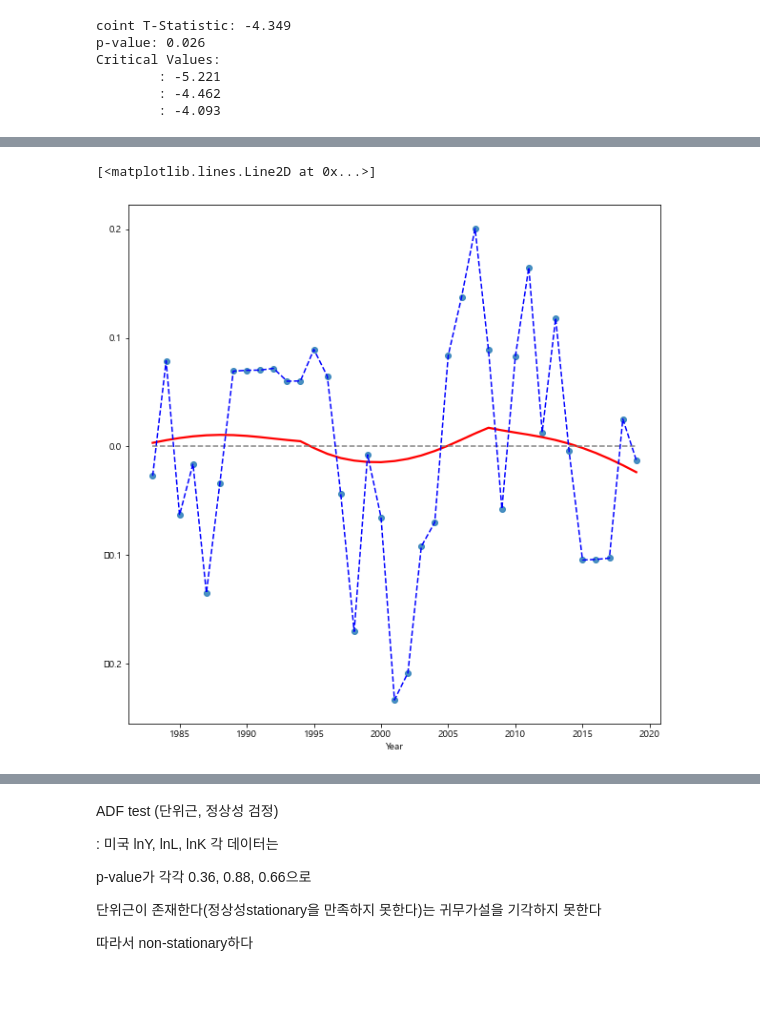
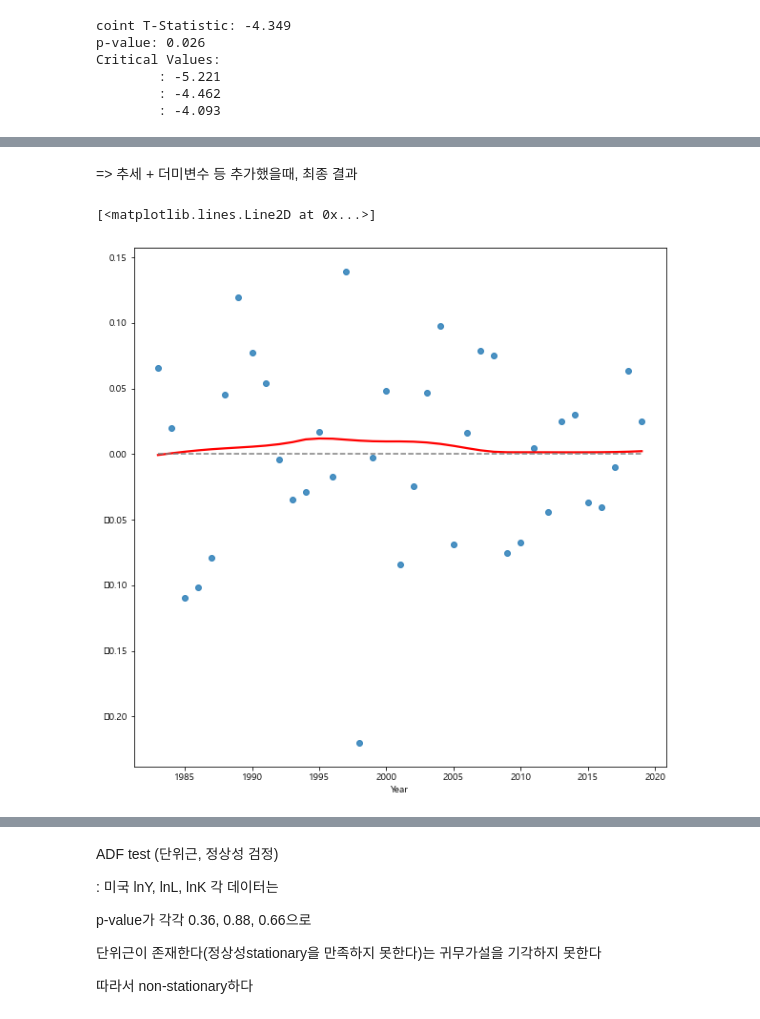
Before and after one commit to jonghwi-kim/Cobb-Douglas-production-function, a Jupyter notebook: regression.ipynb, the cells around one changed output, grey strips where cells are left out. Saved outputs shown, nothing was run; the diff lists cells and outputs as text; code cells hidden in the pictures; blank space fills up the shorter version.

Commit message:
update korea regression

```diff
--- a/regression.ipynb
+++ b/regression.ipynb
@@ -37,9 +42,38 @@ def print_coint (y, x, t):
 korea = pd.concat([real_gdp_log['Korea'], capital_stock_log['Korea'], total_work_hours_log['Korea']], axis=1)
 korea.columns = ['lnY', 'lnK', 'lnL']
 korea.dropna(axis=0, inplace=True)
-korea['trend'] = range(1, len(korea)+1)
+
+korea['trend'] = np.log(range(1, len(korea)+1))
+korea['trend'] = korea['trend']
+
+#korea['trend1'] = np.zeros(len(korea))
+#x=0
+#for i in range(1983, 1997):
+#    x=x+1
+#    korea.at[i, 'trend1'] = x
+
 korea['intercept'] = np.ones(len(korea))
-korea['first_dummy'] = np.zeros(len(korea))
-korea.at[range(1997,2002), 'first_dummy'] =1
+
+#korea['before'] = np.zeros(len(korea))
+#korea.at[range(1983,1988), 'before'] =1
+
+#korea['before2'] = np.zeros(len(korea))
+#korea.at[range(1988,1997), 'before2'] =1
+
+#korea['IMF1'] = np.zeros(len(korea))
+#korea.at[range(1997,1999), 'IMF1'] =1
+
+korea['IMF'] = np.zeros(len(korea))
+korea.at[range(1997,2005), 'IMF'] =1
+
+#korea['WC'] = np.zeros(len(korea))
+#korea.at[range(2002,2008), 'WC'] =1
+
+korea['SPM'] = np.zeros(len(korea))
+korea.at[range(2008,2010), 'SPM'] =1
+
+#korea['last'] = np.zeros(len(korea))
+#korea.at[range(2018,2020), 'last'] =1
+
 korea
 # %% [output]
@@ -123,7 +157,7 @@ Critical Values:
         : -4.462
         : -4.093
 # %%
-model = ols("lnY ~ lnK + lnL + trend", data = korea).fit()
+model = ols("lnY ~ lnK + lnL + trend + IMF + SPM -1", data = korea).fit()
 model.summary()
 # %% [output]
 OLS Regression Results
@@ -152,12 +214,14 @@ strong multicollinearity or other numerical problems.
+# %% [markdown]
+=> 추세 + 더미변수 등 추가했을때, 최종 결과
 # %%
-Y_predict = model.predict(korea)
 residual = korea['lnY'] - Y_predict
+
 
 plt.rc("font", family='Malgun Gothic')
 plt.rcParams["figure.figsize"] = (10, 10)
 sns.regplot(residual.index, residual, lowess=True, line_kws={'color': 'red'})
 plt.plot([residual.index.min(), residual.index.max()], [0, 0], '--', color='grey')
-plt.plot(residual.index, residual, '--', color='blue')
+#plt.plot(residual.index, residual, '--', color='blue')
 # %% [output]
 [<matplotlib.lines.Line2D at 0x...>]
-[figure, old version]
+[figure, new version]
```
Also changed, not shown: parts of 23 cells of this notebook.
